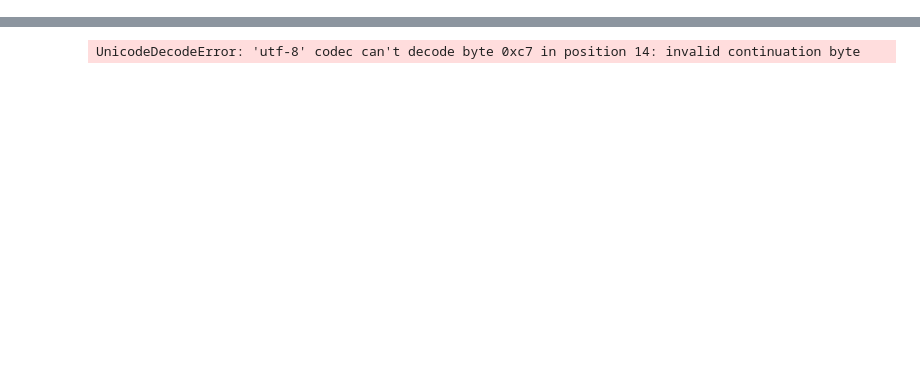
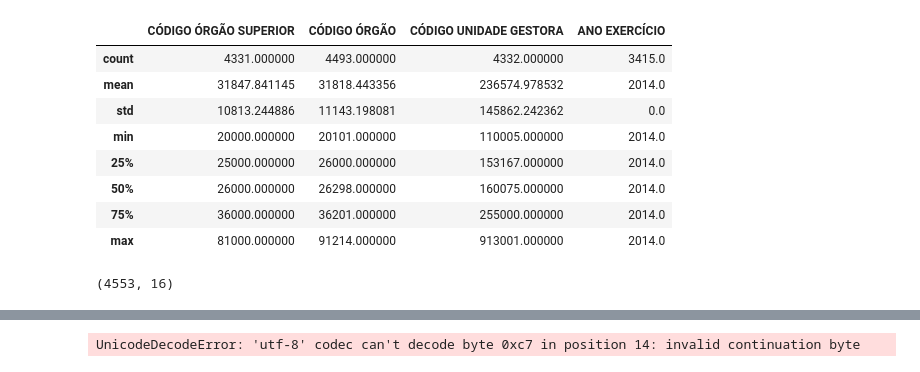
Before and after one commit to Rcm89/Proyecto2-EDA-Ingresos-Publicos-Brasil, a Jupyter notebook: notebooks/notebook_archivos.ipynb, the cells around one changed output, grey strips where cells are left out. Cells and saved outputs as stored; diff of their text form; code cells hidden in the pictures; blank space fills up the shorter version.

```diff
--- a/notebooks/notebook_archivos.ipynb
+++ b/notebooks/notebook_archivos.ipynb
@@ -18,3 +54,19 @@ df1_2014.head(3)
 | 0 | 63000.0 | Advocacia-Geral da União | 63000.0 | Advocacia-Geral da União - Unidad... | 110060.0 | ... |
 | 1 | 63000.0 | Advocacia-Geral da União | 63000.0 | Advocacia-Geral da União - Unidad... | 110060.0 | ... |
 | 2 | 63000.0 | Advocacia-Geral da União | 63000.0 | Advocacia-Geral da União - Unidad... | 110060.0 | ... |
+# %%
+df1_2014.describe()
+# %% [output]
+|  | CÓDIGO ÓRGÃO SUPERIOR | CÓDIGO ÓRGÃO | CÓDIGO UNIDADE GESTORA | ANO EXERCÍCIO |
+| count | 4331.000000 | 4493.000000 | 4332.000000 | 3415.0 |
+| mean | 31847.841145 | 31818.443356 | 236574.978532 | 2014.0 |
+| std | 10813.244886 | 11143.198081 | 145862.242362 | 0.0 |
+| min | 20000.000000 | 20101.000000 | 110005.000000 | 2014.0 |
+| 25% | 25000.000000 | 26000.000000 | 153167.000000 | 2014.0 |
+| 50% | 26000.000000 | 26298.000000 | 160075.000000 | 2014.0 |
+| 75% | 36000.000000 | 36201.000000 | 255000.000000 | 2014.0 |
+| max | 81000.000000 | 91214.000000 | 913001.000000 | 2014.0 |
+# %%
+df1_2014.shape
+# %% [output]
+(4553, 16)
```
Also changed, not shown: parts of 26 cells of this notebook.
